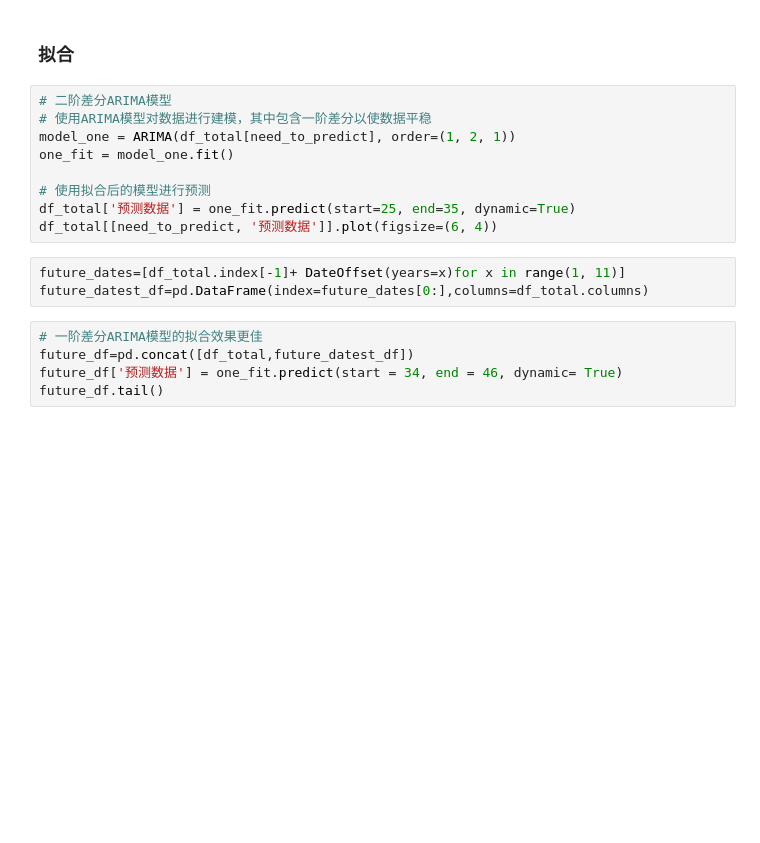
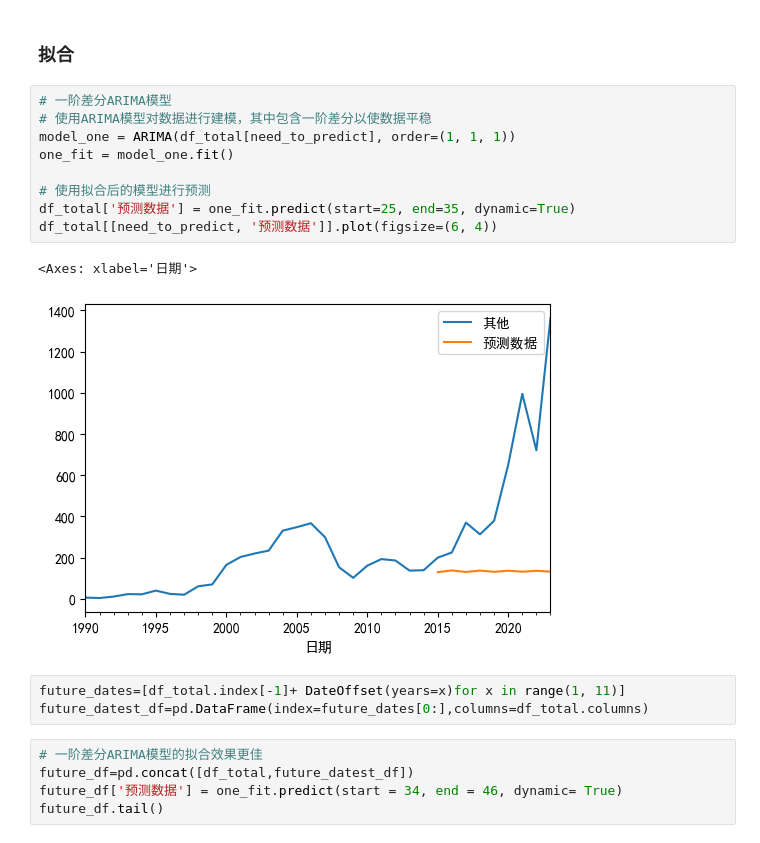
Before and after one commit to Czhongshao/ARIMA-TEST, a Jupyter notebook: 深圳签订外贸合同数据预测/ShenZhen_Contract_ARIMA_1990~2023.ipynb, the cells around one changed output. Saved outputs shown, nothing was run; the diff lists cells and outputs as text; blank space fills up the shorter version.

```diff
--- a/深圳签订外贸合同数据预测/ShenZhen_Contract_ARIMA_1990~2023.ipynb
+++ b/深圳签订外贸合同数据预测/ShenZhen_Contract_ARIMA_1990~2023.ipynb
@@ -120,14 +194,17 @@ fig1 = plot_pacf(df_total['一阶差分'].iloc[1:], lags=16, ax=ax2)  # 偏自
 # %% [markdown]
 ### 拟合
 # %%
-# 二阶差分ARIMA模型
+# 一阶差分ARIMA模型
 # 使用ARIMA模型对数据进行建模，其中包含一阶差分以使数据平稳
-model_one = ARIMA(df_total[need_to_predict], order=(1, 2, 1))
+model_one = ARIMA(df_total[need_to_predict], order=(1, 1, 1))
 one_fit = model_one.fit()
 
 # 使用拟合后的模型进行预测
 df_total['预测数据'] = one_fit.predict(start=25, end=35, dynamic=True)
 df_total[[need_to_predict, '预测数据']].plot(figsize=(6, 4))
+# %% [output]
+<Axes: xlabel='日期'>
+[figure, added]
 # %%
 future_dates=[df_total.index[-1]+ DateOffset(years=x)for x in range(1, 11)]
 future_datest_df=pd.DataFrame(index=future_dates[0:],columns=df_total.columns)
```
Also changed, not shown: parts of 12 cells of this notebook, 17 other files.
